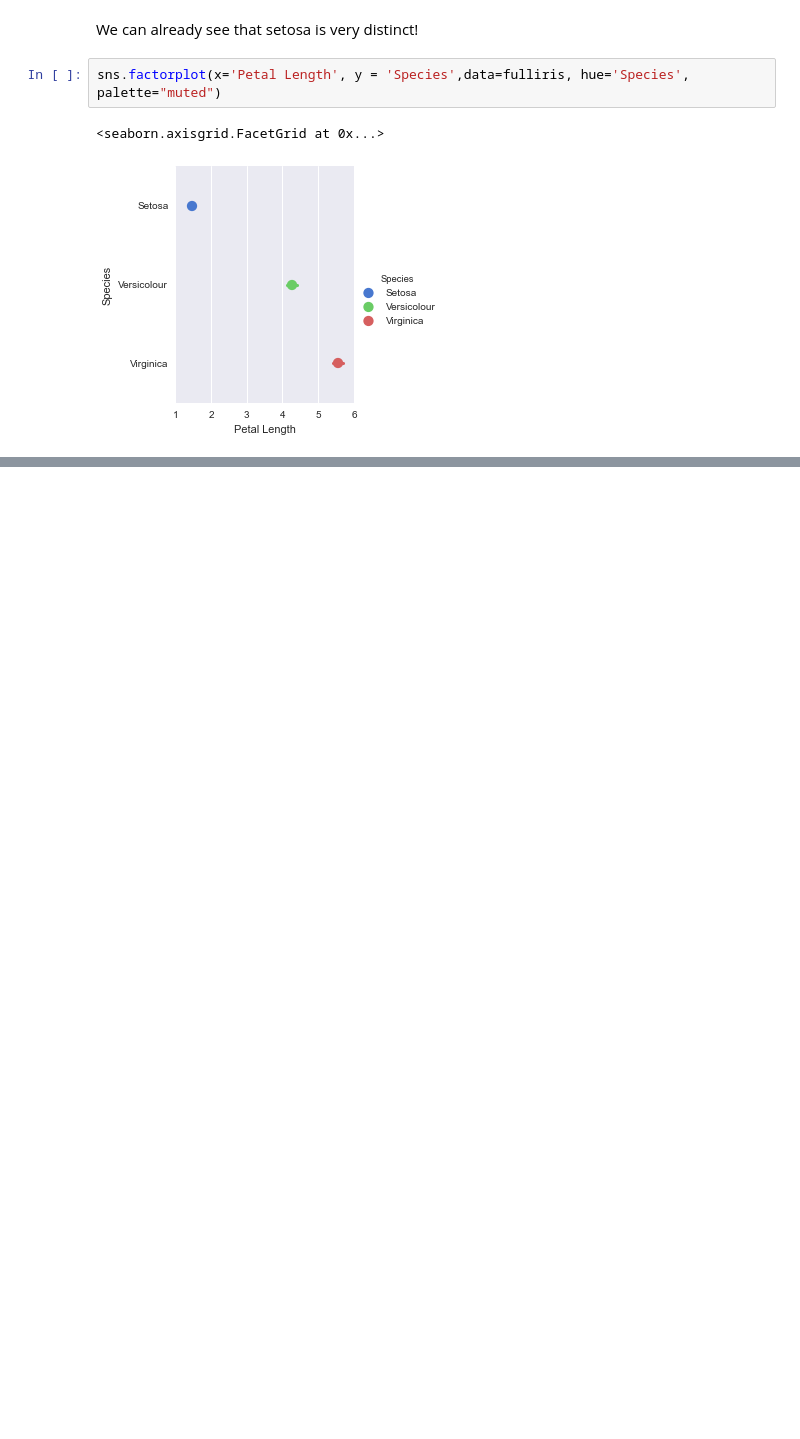
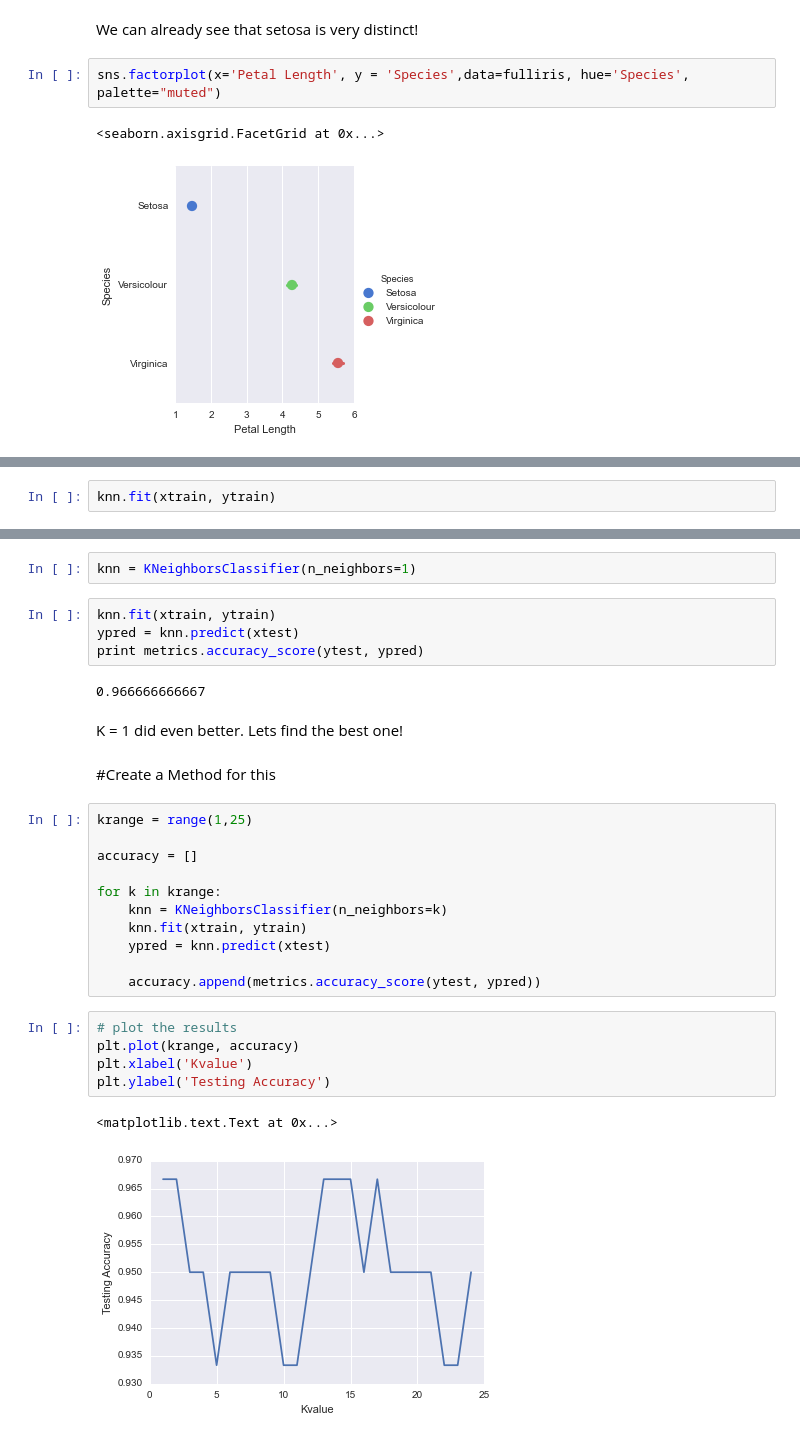
Before and after one commit to nrkfeller/DataVisualization, a Jupyter notebook: Machine Learning - Multi-Class Classification.ipynb, the cells around one changed output, grey strips where cells are left out. Cells and saved outputs as stored; diff of their text form; blank space fills up the shorter version.

Commit message:
Added K nearest neighbors test on iris dataset

```diff
--- a/Machine Learning - Multi-Class Classification.ipynb
+++ b/Machine Learning - Multi-Class Classification.ipynb
@@ -103,0 +144,2 @@ sns.factorplot(x='Petal Length', y = 'Species',data=fulliris, hue='Species', pal
+# %%
+knn.fit(xtrain, ytrain)
@@ -103,0 +157,31 @@ sns.factorplot(x='Petal Length', y = 'Species',data=fulliris, hue='Species', pal
+# %%
+knn = KNeighborsClassifier(n_neighbors=1)
+# %%
+knn.fit(xtrain, ytrain)
+ypred = knn.predict(xtest)
+print metrics.accuracy_score(ytest, ypred)
+# %% [output]
+0.966666666667
+# %% [markdown]
+K = 1 did even better. Lets find the best one!
+# %% [markdown]
+#Create a Method for this
+# %%
+krange = range(1,25)
+
+accuracy = []
+
+for k in krange:
+    knn = KNeighborsClassifier(n_neighbors=k)
+    knn.fit(xtrain, ytrain)
+    ypred = knn.predict(xtest)
+
+    accuracy.append(metrics.accuracy_score(ytest, ypred))
+# %%
+# plot the results
+plt.plot(krange, accuracy)
+plt.xlabel('Kvalue')
+plt.ylabel('Testing Accuracy')
+# %% [output]
+<matplotlib.text.Text at 0x...>
+[figure, added]
```
Also changed, not shown: parts of 16 cells of this notebook.
